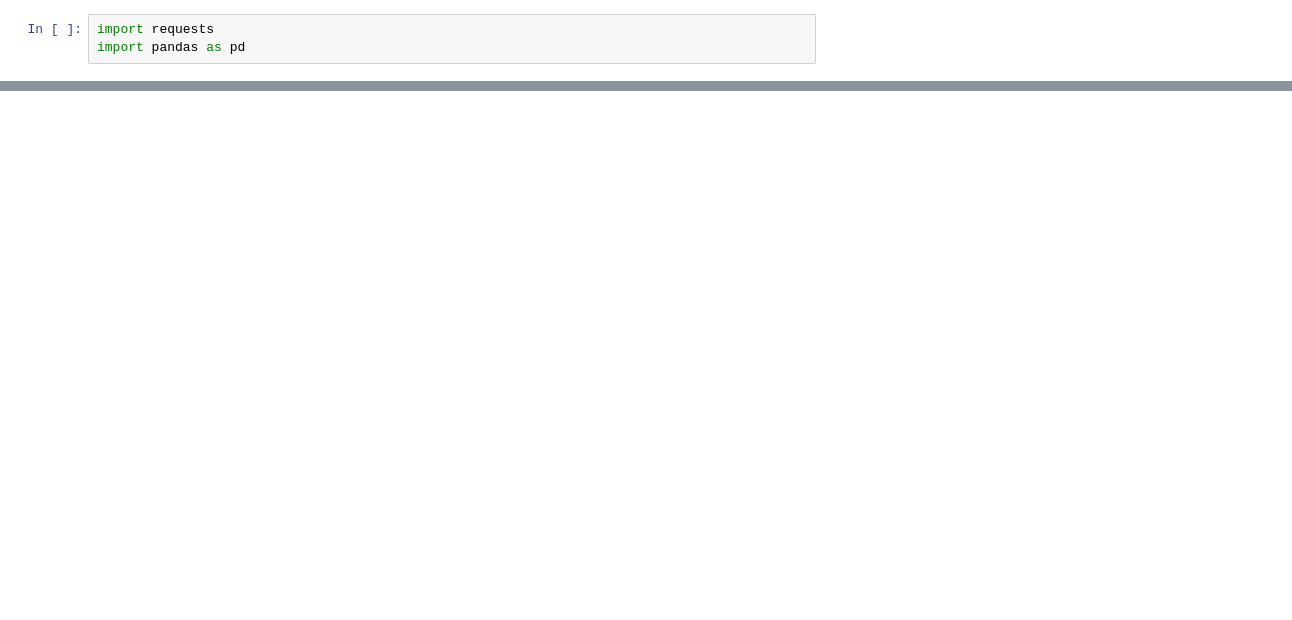
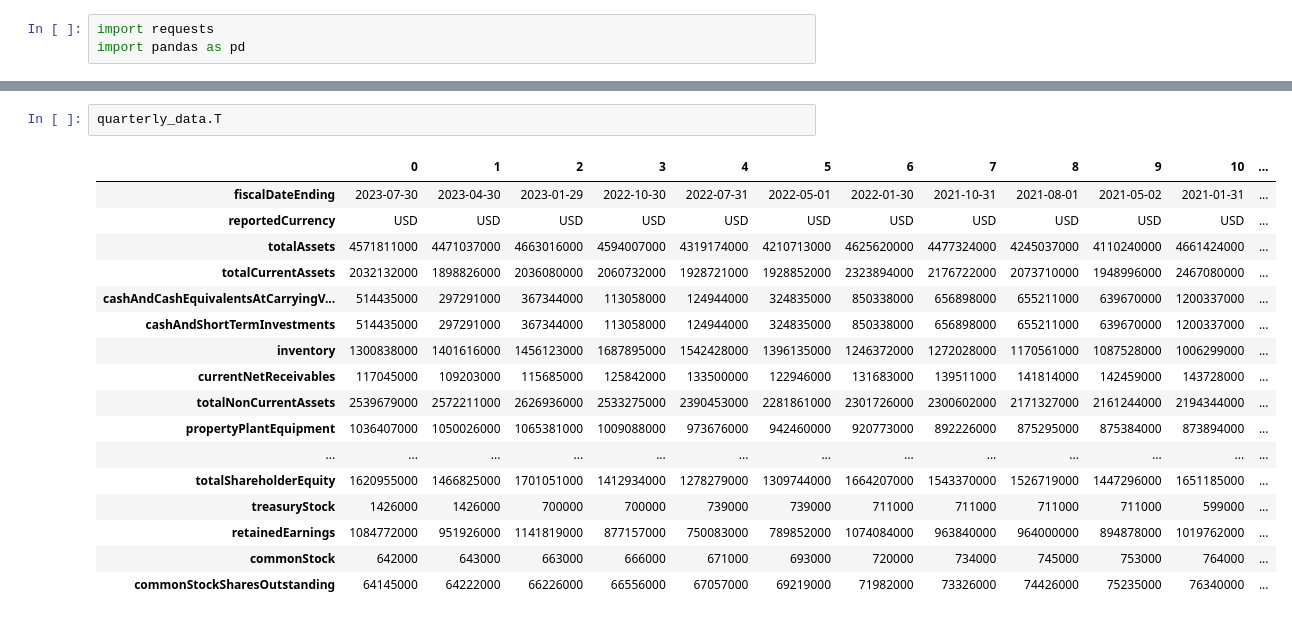
Before and after one commit to GGRusty/Edgar, a Jupyter notebook: alpha_vantage_info.ipynb, the cells around one changed output, grey strips where cells are left out. Cells and saved outputs as stored; diff of their text form; blank space fills up the shorter version.

```diff
--- a/alpha_vantage_info.ipynb
+++ b/alpha_vantage_info.ipynb
@@ -27,0 +35,20 @@ data.T
+# %%
+quarterly_data.T
+# %% [output]
+|  | 0 | 1 | 2 | 3 | 4 | 5 | 6 | 7 | 8 | 9 | 10 | ... |
+| fiscalDateEnding | 2023-07-30 | 2023-04-30 | 2023-01-29 | 2022-10-30 | 2022-07-31 | 2022-05-01 | 2022-01-30 | 2021-10-31 | 2021-08-01 | 2021-05-02 | 2021-01-31 | ... |
+| reportedCurrency | USD | USD | USD | USD | USD | USD | USD | USD | USD | USD | USD | ... |
+| totalAssets | 4571811000 | 4471037000 | 4663016000 | 4594007000 | 4319174000 | 4210713000 | 4625620000 | 4477324000 | 4245037000 | 4110240000 | 4661424000 | ... |
+| totalCurrentAssets | 2032132000 | 1898826000 | 2036080000 | 2060732000 | 1928721000 | 1928852000 | 2323894000 | 2176722000 | 2073710000 | 1948996000 | 2467080000 | ... |
+| cashAndCashEquivalentsAtCarryingV... | 514435000 | 297291000 | 367344000 | 113058000 | 124944000 | 324835000 | 850338000 | 656898000 | 655211000 | 639670000 | 1200337000 | ... |
+| cashAndShortTermInvestments | 514435000 | 297291000 | 367344000 | 113058000 | 124944000 | 324835000 | 850338000 | 656898000 | 655211000 | 639670000 | 1200337000 | ... |
+| inventory | 1300838000 | 1401616000 | 1456123000 | 1687895000 | 1542428000 | 1396135000 | 1246372000 | 1272028000 | 1170561000 | 1087528000 | 1006299000 | ... |
+| currentNetReceivables | 117045000 | 109203000 | 115685000 | 125842000 | 133500000 | 122946000 | 131683000 | 139511000 | 141814000 | 142459000 | 143728000 | ... |
+| totalNonCurrentAssets | 2539679000 | 2572211000 | 2626936000 | 2533275000 | 2390453000 | 2281861000 | 2301726000 | 2300602000 | 2171327000 | 2161244000 | 2194344000 | ... |
+| propertyPlantEquipment | 1036407000 | 1050026000 | 1065381000 | 1009088000 | 973676000 | 942460000 | 920773000 | 892226000 | 875295000 | 875384000 | 873894000 | ... |
+| ... | ... | ... | ... | ... | ... | ... | ... | ... | ... | ... | ... | ... |
+| totalShareholderEquity | 1620955000 | 1466825000 | 1701051000 | 1412934000 | 1278279000 | 1309744000 | 1664207000 | 1543370000 | 1526719000 | 1447296000 | 1651185000 | ... |
+| treasuryStock | 1426000 | 1426000 | 700000 | 700000 | 739000 | 739000 | 711000 | 711000 | 711000 | 711000 | 599000 | ... |
+| retainedEarnings | 1084772000 | 951926000 | 1141819000 | 877157000 | 750083000 | 789852000 | 1074084000 | 963840000 | 964000000 | 894878000 | 1019762000 | ... |
+| commonStock | 642000 | 643000 | 663000 | 666000 | 671000 | 693000 | 720000 | 734000 | 745000 | 753000 | 764000 | ... |
+| commonStockSharesOutstanding | 64145000 | 64222000 | 66226000 | 66556000 | 67057000 | 69219000 | 71982000 | 73326000 | 74426000 | 75235000 | 76340000 | ... |
```
Also changed, not shown: parts of 4 cells of this notebook, 11 other files.
